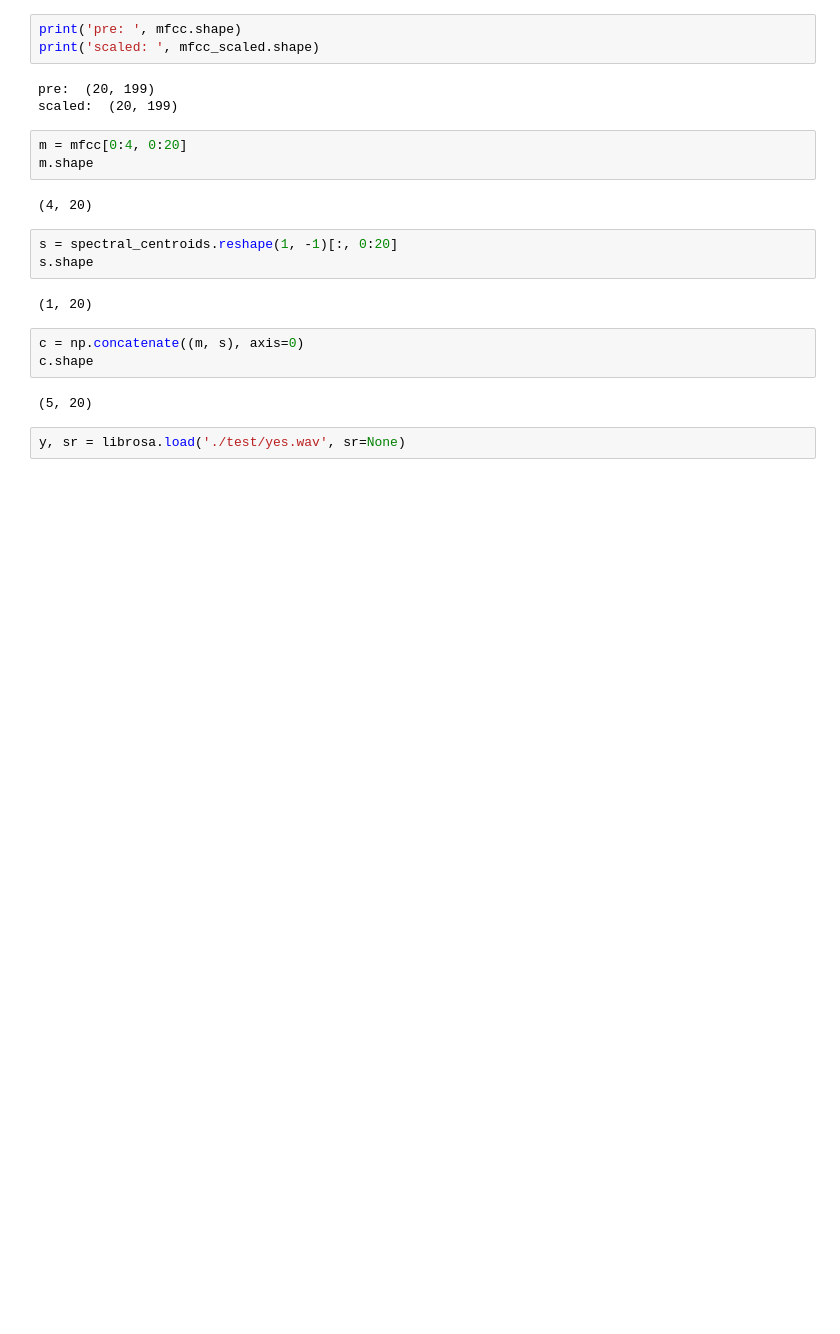
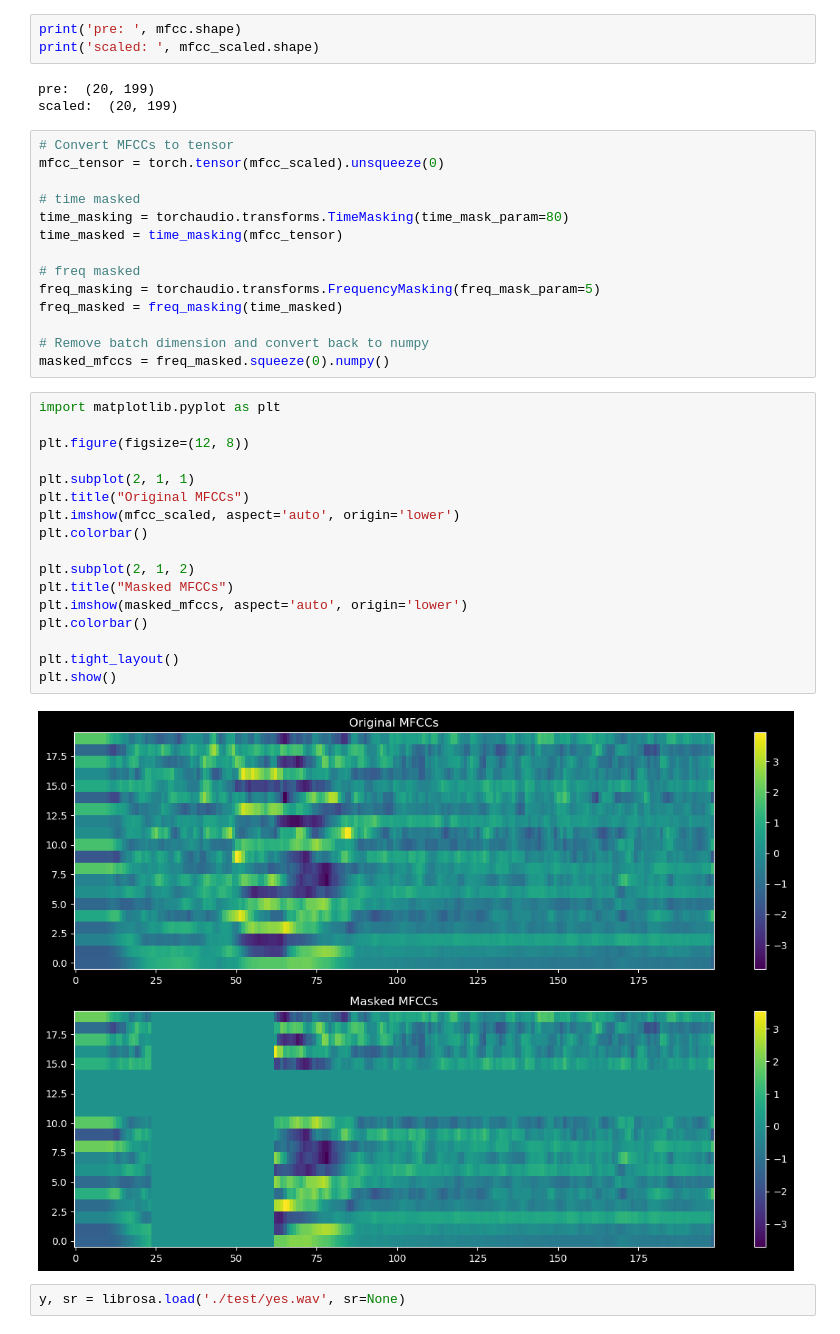
Before and after one commit to ConnorBar/audio, a Jupyter notebook: tone-recognition.ipynb, the cells around one changed output. Cells and saved outputs as stored; diff of their text form; blank space fills up the shorter version.

```diff
--- a/tone-recognition.ipynb
+++ b/tone-recognition.ipynb
@@ -155,21 +156,39 @@ print('scaled: ', mfcc_scaled.shape)
 # %% [output]
 pre:  (20, 199)
 scaled:  (20, 199)
-# %%
-m = mfcc[0:4, 0:20]
-m.shape
-# %% [output]
-(4, 20)
-# %%
-s = spectral_centroids.reshape(1, -1)[:, 0:20]
-s.shape
-# %% [output]
-(1, 20)
-# %%
-c = np.concatenate((m, s), axis=0)
-c.shape
-# %% [output]
-(5, 20)
+# %%
+# Convert MFCCs to tensor
+mfcc_tensor = torch.tensor(mfcc_scaled).unsqueeze(0)
+
+# time masked
+time_masking = torchaudio.transforms.TimeMasking(time_mask_param=80)
+time_masked = time_masking(mfcc_tensor)
+
+# freq masked
+freq_masking = torchaudio.transforms.FrequencyMasking(freq_mask_param=5)
+freq_masked = freq_masking(time_masked)
+
+# Remove batch dimension and convert back to numpy
+masked_mfccs = freq_masked.squeeze(0).numpy()
+# %%
+import matplotlib.pyplot as plt
+
+plt.figure(figsize=(12, 8))
+
+plt.subplot(2, 1, 1)
+plt.title("Original MFCCs")
+plt.imshow(mfcc_scaled, aspect='auto', origin='lower')
+plt.colorbar()
+
+plt.subplot(2, 1, 2)
+plt.title("Masked MFCCs")
+plt.imshow(masked_mfccs, aspect='auto', origin='lower')
+plt.colorbar()
+
+plt.tight_layout()
+plt.show()
+# %% [output]
+[figure, added]
 # %%
 y, sr = librosa.load('./test/yes.wav', sr=None)
 # %% [markdown]
```
Also changed, not shown: parts of 3 cells of this notebook, 7 other files.
